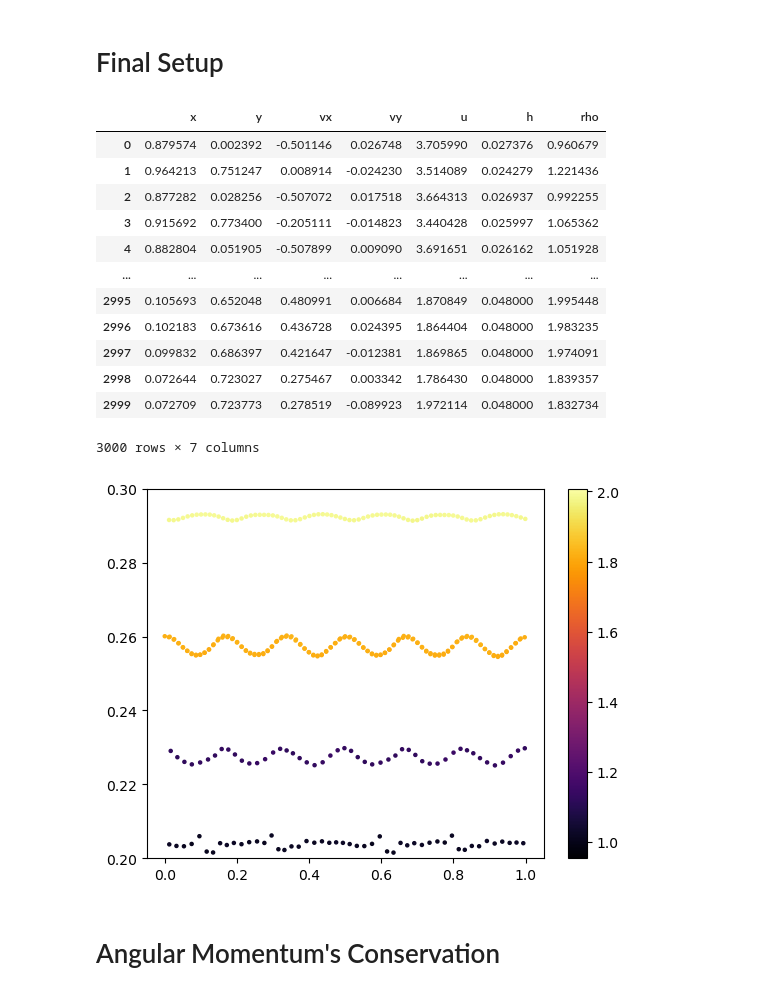
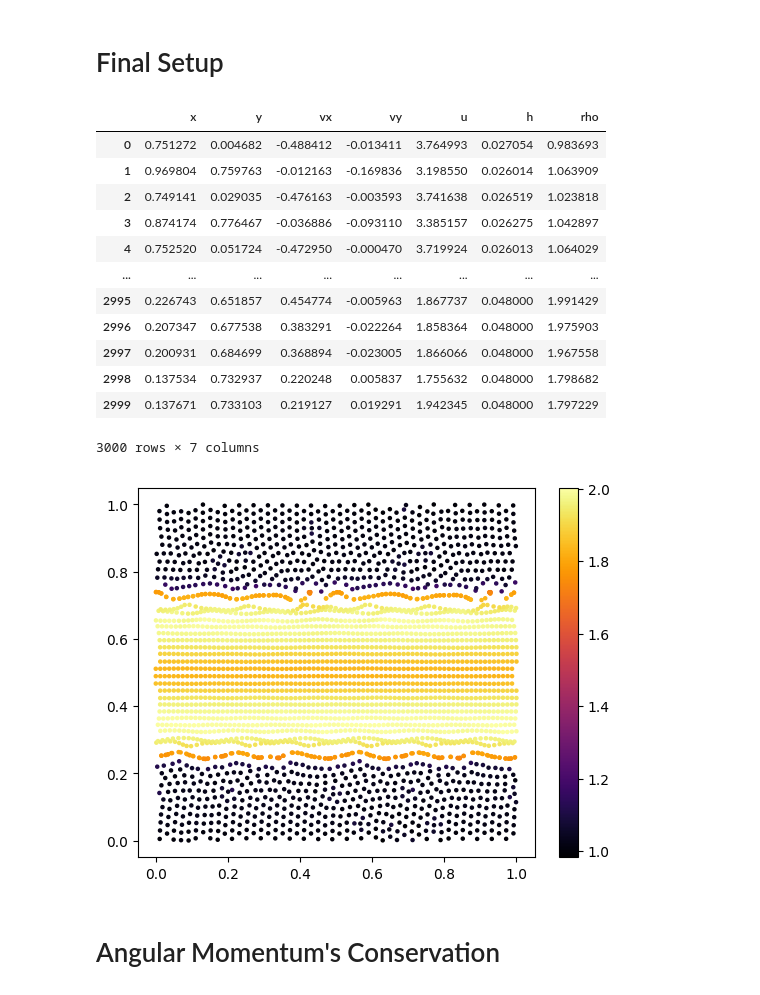
Before and after one commit to JackNarvaez/Rusph, a Jupyter notebook: Temp_Plots/Plots_kelvin_helmholtz.ipynb, the cells around one changed output. Drawn from its saved outputs; the diff is of its cells as text; code cells hidden in the pictures.

```diff
--- a/Temp_Plots/Plots_kelvin_helmholtz.ipynb
+++ b/Temp_Plots/Plots_kelvin_helmholtz.ipynb
@@ -31,29 +31,29 @@ sdf.render('rho', xsec=1.0)
 # %% [markdown]
 # Final Setup
 # %%
-sdft = src.read_csv('../Data/results/kelvin_helmholtz/240.csv')
+sdft = src.read_csv('../Data/results/kelvin_helmholtz/final.csv')
 sdft
 # %% [output]
 |  | x | y | vx | vy | u | h | rho |
-| 0 | 0.879574 | 0.002392 | -0.501146 | 0.026748 | 3.705990 | 0.027376 | 0.960679 |
-| 1 | 0.964213 | 0.751247 | 0.008914 | -0.024230 | 3.514089 | 0.024279 | 1.221436 |
-| 2 | 0.877282 | 0.028256 | -0.507072 | 0.017518 | 3.664313 | 0.026937 | 0.992255 |
-| 3 | 0.915692 | 0.773400 | -0.205111 | -0.014823 | 3.440428 | 0.025997 | 1.065362 |
-| 4 | 0.882804 | 0.051905 | -0.507899 | 0.009090 | 3.691651 | 0.026162 | 1.051928 |
+| 0 | 0.751272 | 0.004682 | -0.488412 | -0.013411 | 3.764993 | 0.027054 | 0.983693 |
+| 1 | 0.969804 | 0.759763 | -0.012163 | -0.169836 | 3.198550 | 0.026014 | 1.063909 |
+| 2 | 0.749141 | 0.029035 | -0.476163 | -0.003593 | 3.741638 | 0.026519 | 1.023818 |
+| 3 | 0.874174 | 0.776467 | -0.036886 | -0.093110 | 3.385157 | 0.026275 | 1.042897 |
+| 4 | 0.752520 | 0.051724 | -0.472950 | -0.000470 | 3.719924 | 0.026013 | 1.064029 |
 | ... | ... | ... | ... | ... | ... | ... | ... |
-| 2995 | 0.105693 | 0.652048 | 0.480991 | 0.006684 | 1.870849 | 0.048000 | 1.995448 |
-| 2996 | 0.102183 | 0.673616 | 0.436728 | 0.024395 | 1.864404 | 0.048000 | 1.983235 |
-| 2997 | 0.099832 | 0.686397 | 0.421647 | -0.012381 | 1.869865 | 0.048000 | 1.974091 |
-| 2998 | 0.072644 | 0.723027 | 0.275467 | 0.003342 | 1.786430 | 0.048000 | 1.839357 |
-| 2999 | 0.072709 | 0.723773 | 0.278519 | -0.089923 | 1.972114 | 0.048000 | 1.832734 |
+| 2995 | 0.226743 | 0.651857 | 0.454774 | -0.005963 | 1.867737 | 0.048000 | 1.991429 |
+| 2996 | 0.207347 | 0.677538 | 0.383291 | -0.022264 | 1.858364 | 0.048000 | 1.975903 |
+| 2997 | 0.200931 | 0.684699 | 0.368894 | -0.023005 | 1.866066 | 0.048000 | 1.967558 |
+| 2998 | 0.137534 | 0.732937 | 0.220248 | 0.005837 | 1.755632 | 0.048000 | 1.798682 |
+| 2999 | 0.137671 | 0.733103 | 0.219127 | 0.019291 | 1.942345 | 0.048000 | 1.797229 |
 3000 rows × 7 columns
 # %%
 plt.scatter(sdft['x'], sdft['y'], c=sdft['rho'], cmap='inferno', s=5)
 plt.colorbar()
-plt.ylim(0.2, 0.3)
+#plt.ylim(0.2, 0.3)
 plt.show()
 # %% [output]
-[figure, old version]
+[figure, new version]
 # %% [markdown]
 # Angular Momentum's Conservation
 # %%
```
Also changed, not shown: parts of 3 cells of this notebook, 8 other files.
